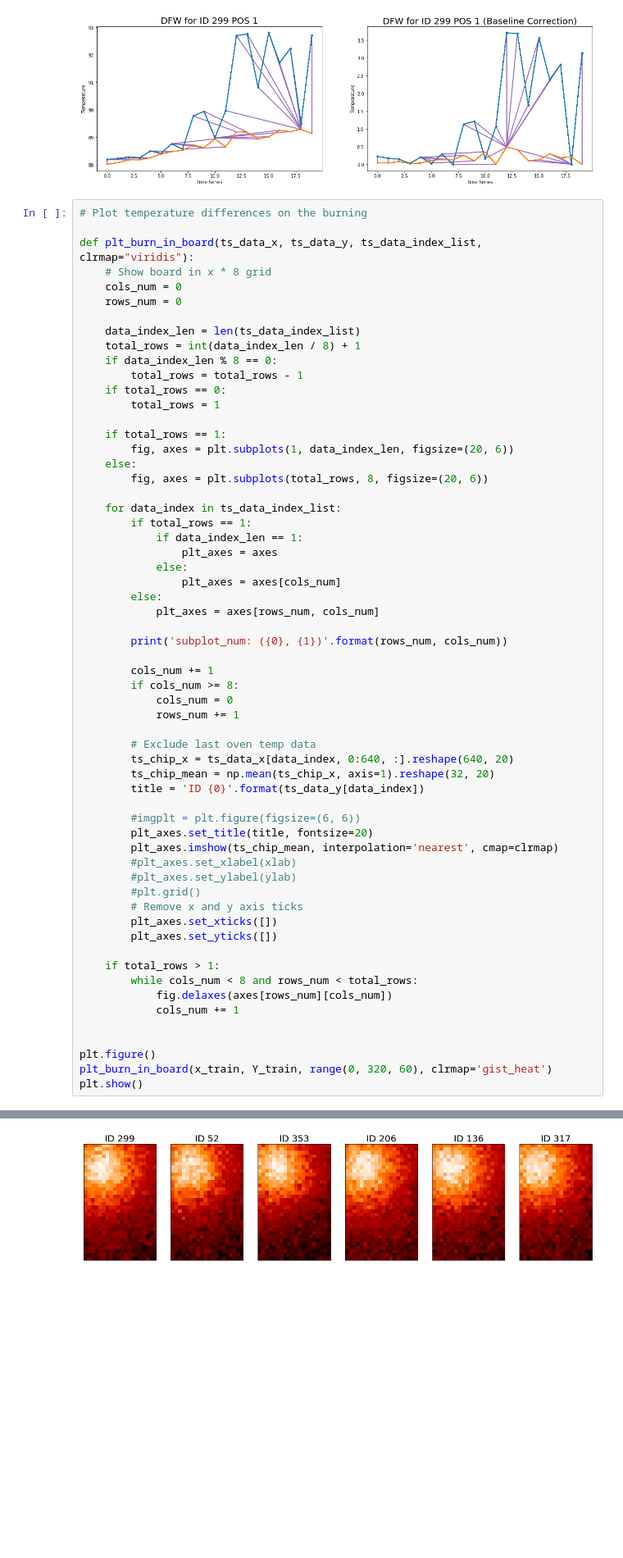
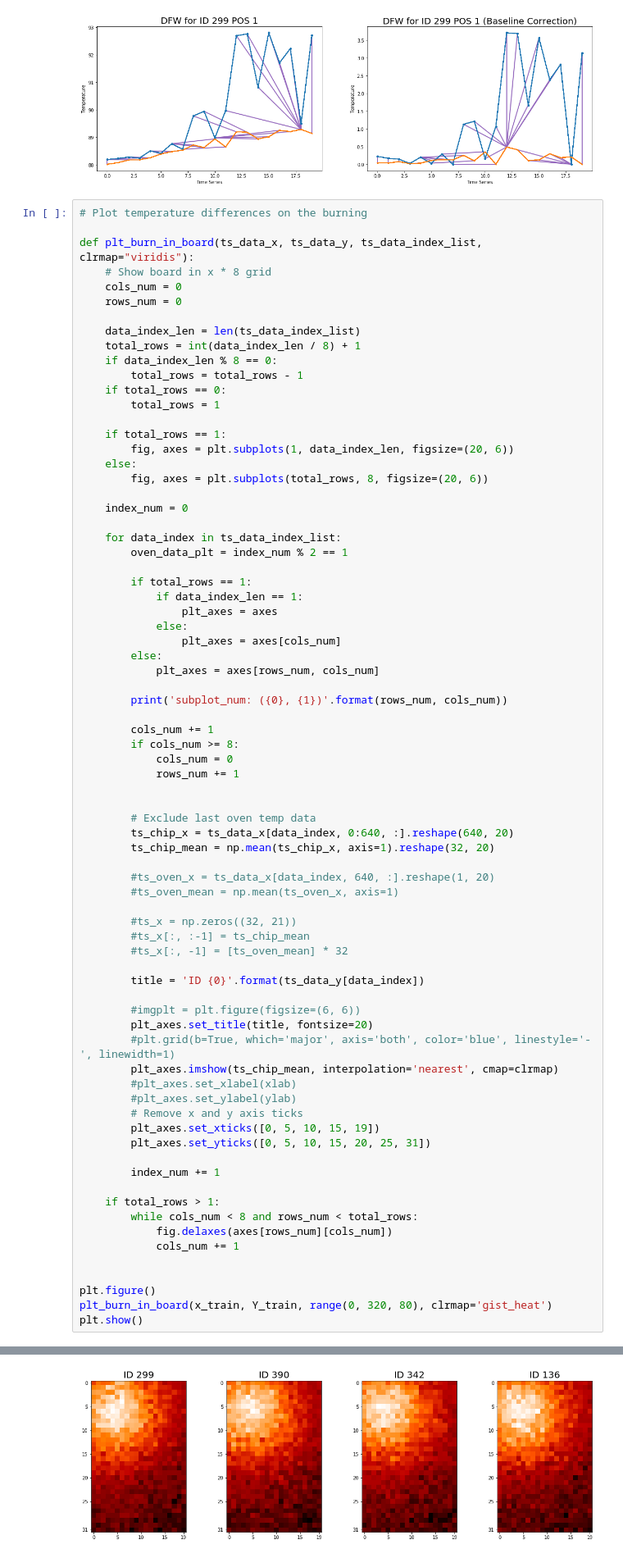
Before and after one commit to caoliang/ISSM-CA3, a Jupyter notebook: ISSM_CA3_GC.ipynb, the cells around one changed output, grey strips where cells are left out. Shown at 82% size. Saved outputs shown, nothing was run; the diff lists cells and outputs as text; blank space fills up the shorter version.

Commit message:
Improve application to show burn in board and update ppt;

```diff
--- a/ISSM_CA3_GC.ipynb
+++ b/ISSM_CA3_GC.ipynb
@@ -374,7 +383,11 @@ def plt_burn_in_board(ts_data_x, ts_data_y, ts_data_index_list, clrmap="viridis"
     else:
         fig, axes = plt.subplots(total_rows, 8, figsize=(20, 6))
 
+    index_num = 0
+
     for data_index in ts_data_index_list:
+        oven_data_plt = index_num % 2 == 1
+
         if total_rows == 1:
             if data_index_len == 1:
                 plt_axes = axes
@@ -390,20 +403,31 @@ def plt_burn_in_board(ts_data_x, ts_data_y, ts_data_index_list, clrmap="viridis"
             cols_num = 0
             rows_num += 1
 
+
         # Exclude last oven temp data
         ts_chip_x = ts_data_x[data_index, 0:640, :].reshape(640, 20)
         ts_chip_mean = np.mean(ts_chip_x, axis=1).reshape(32, 20)
+
+        #ts_oven_x = ts_data_x[data_index, 640, :].reshape(1, 20)
+        #ts_oven_mean = np.mean(ts_oven_x, axis=1)
+
+        #ts_x = np.zeros((32, 21))
+        #ts_x[:, :-1] = ts_chip_mean
+        #ts_x[:, -1] = [ts_oven_mean] * 32
+
         title = 'ID {0}'.format(ts_data_y[data_index])
 
         #imgplt = plt.figure(figsize=(6, 6))
         plt_axes.set_title(title, fontsize=20)
+        #plt.grid(b=True, which='major', axis='both', color='blue', linestyle='-', linewidth=1)
         plt_axes.imshow(ts_chip_mean, interpolation='nearest', cmap=clrmap)
         #plt_axes.set_xlabel(xlab)
         #plt_axes.set_ylabel(ylab)
-        #plt.grid()
         # Remove x and y axis ticks
-        plt_axes.set_xticks([])
-        plt_axes.set_yticks([])
+        plt_axes.set_xticks([0, 5, 10, 15, 19])
+        plt_axes.set_yticks([0, 5, 10, 15, 20, 25, 31])
+
+        index_num += 1
 
     if total_rows > 1:
         while cols_num < 8 and rows_num < total_rows:
@@ -412,7 +436,7 @@ def plt_burn_in_board(ts_data_x, ts_data_y, ts_data_index_list, clrmap="viridis"
 
 
 plt.figure()
-plt_burn_in_board(x_train, Y_train, range(0, 320, 60), clrmap='gist_heat')
+plt_burn_in_board(x_train, Y_train, range(0, 320, 80), clrmap='gist_heat')
 plt.show()
 # %% [output]
 subplot_num: (0, 0)
@@ -424,5 +446,5 @@ subplot_num: (0, 5)
 <Figure size 432x288 with 0 Axes>
-[figure, old version]
+[figure, new version]
 # %%
 # Configuration on autoencoder model
 
```
Also changed, not shown: parts of 3 cells of this notebook, 1 other file.
